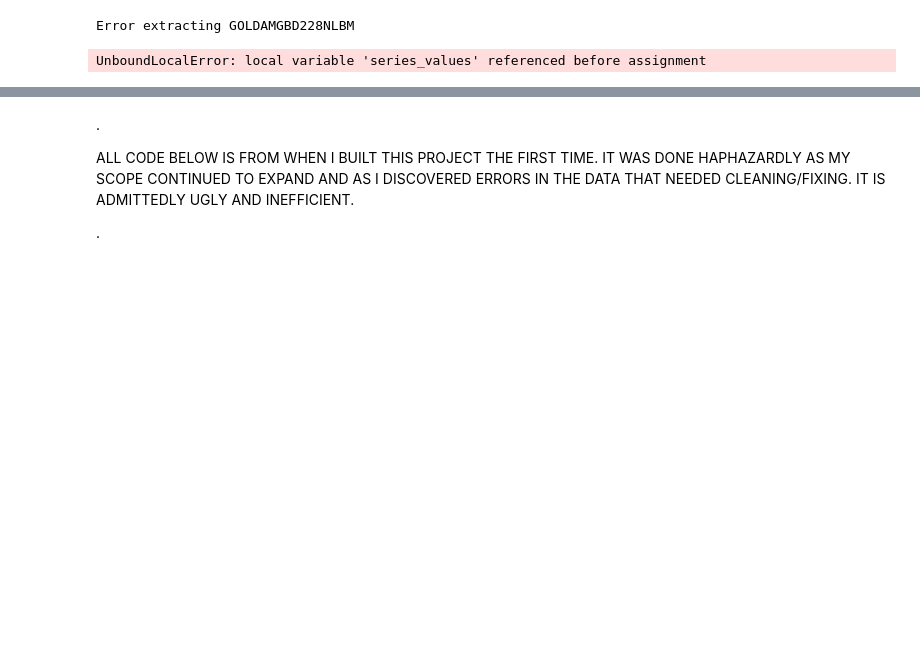
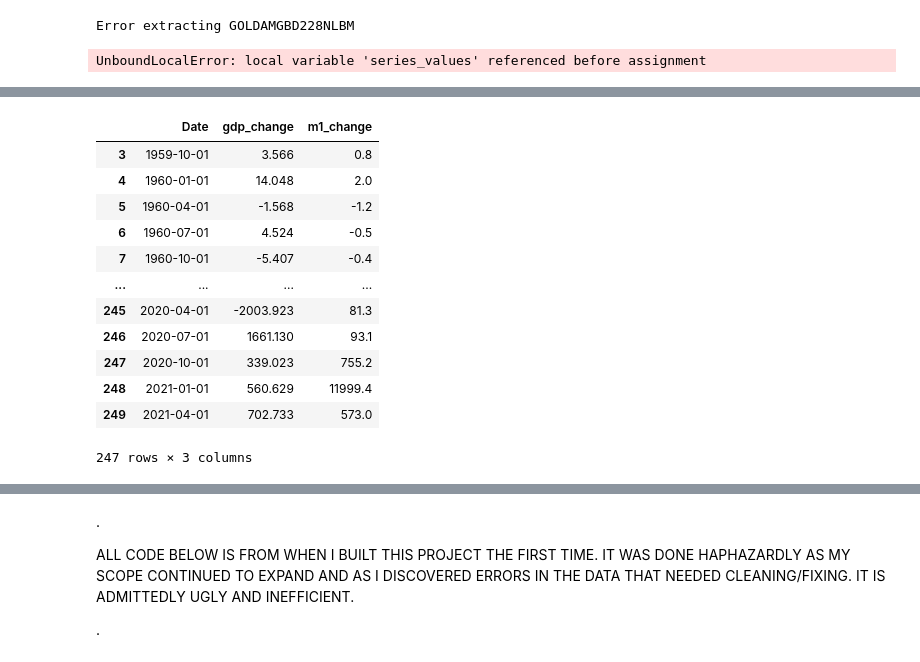
Before and after one commit to eriksandstrom88/Data-Driven-Economic-Research-Tool, a Jupyter notebook: Data extraction.ipynb, the cells around one changed output, grey strips where cells are left out. Cells and saved outputs as stored; diff of their text form; code cells hidden in the pictures; blank space fills up the shorter version.

```diff
--- a/Data extraction.ipynb
+++ b/Data extraction.ipynb
@@ -414,0 +521,29 @@ ppi_monthly_df.to_csv('../DFs_for_DB/ppi_monthly.csv')
+# %%
+# pick up lag shuffle here
+lagged_series = m1_gdp_df['m1_change'][1:-lag].tolist()
+lagged_df = m1_gdp_df.iloc[lag+1:,:].loc[:,['Date','gdp_change']]
+lagged_df['m1_change'] = lagged_series
+lagged_df
+# m1_changes = m1_change_df['m1_change']
+# m1_changes = m1_changes[:-2]
+# lagged_dict = {}
+# changes_index = 0
+# for each_date in m1_dates:
+#     lagged_dict[each_date] = m1_changes[changes_index]
+#     changes_index = changes_index +1
+# lagged_dict
+# Make dataframe
+# %% [output]
+|  | Date | gdp_change | m1_change |
+| 3 | 1959-10-01 | 3.566 | 0.8 |
+| 4 | 1960-01-01 | 14.048 | 2.0 |
+| 5 | 1960-04-01 | -1.568 | -1.2 |
+| 6 | 1960-07-01 | 4.524 | -0.5 |
+| 7 | 1960-10-01 | -5.407 | -0.4 |
+| ... | ... | ... | ... |
+| 245 | 2020-04-01 | -2003.923 | 81.3 |
+| 246 | 2020-07-01 | 1661.130 | 93.1 |
+| 247 | 2020-10-01 | 339.023 | 755.2 |
+| 248 | 2021-01-01 | 560.629 | 11999.4 |
+| 249 | 2021-04-01 | 702.733 | 573.0 |
+247 rows × 3 columns
```
Also changed, not shown: parts of 13 cells of this notebook, 2 other files.
